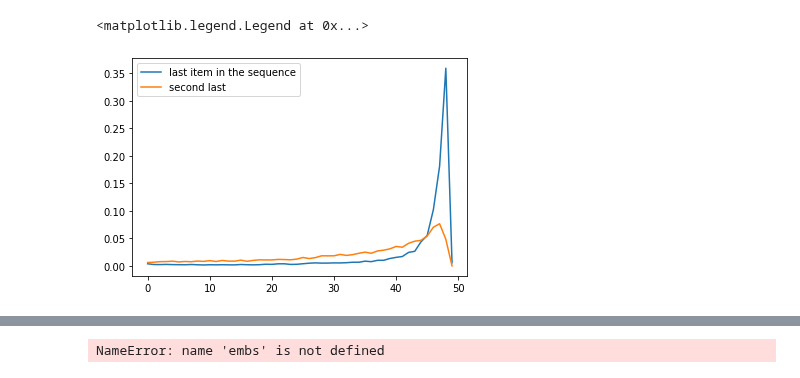
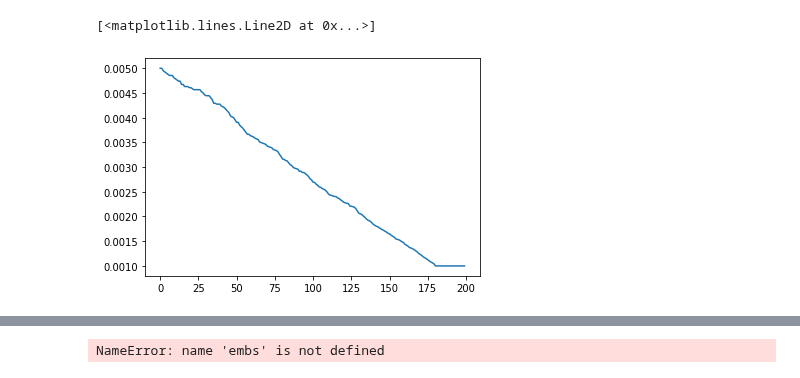
Before and after one commit to asash/gptrec_rl, a Jupyter notebook: evaluation/Sasrec-Rss-Attention-Analysis.ipynb, the cells around one changed output, grey strips where cells are left out. Drawn from its saved outputs; the diff is of its cells as text; code cells hidden in the pictures.

```diff
--- a/evaluation/Sasrec-Rss-Attention-Analysis.ipynb
+++ b/evaluation/Sasrec-Rss-Attention-Analysis.ipynb
@@ -45,20 +43,16 @@ plt.imshow(mean_attentions/weights, vmax=0.01)
-# %%
-res = []
-n = 49
-a = 0.5
-for i in range(n):
-    res.append(a ** (n - i))
-res = np.array(res) /np.sum(res)
-# %%
-plt.plot(mean_attentions[49], label='last item in the sequence')
-plt.plot(mean_attentions[48], label='second last')
-
-#plt.plot(mean_attentions[24][:25], label='25th item in the sequence')
-#plt.plot(res, label = 'position_importance')
-plt.legend()
-# %% [output]
-<matplotlib.legend.Legend at 0x...>
-[figure, removed]
+# %%
+x = 1 - (maps[0][0] == 0.).astype('int')
+for i in range(1, 1000):
+    x += 1 - (maps[i][0] == 0.).astype('int')
+x = np.expand_dims(x, 0)
+# %%
+a1 = (mean_attentions/x)[-1]
+a2 = (mean_attentions)[-1]
+# %%
+plt.plot(a1/a2)
+# %% [output]
+[<matplotlib.lines.Line2D at 0x...>]
+[figure, added]
 # %%
 rss_weights = np.array([0.00050863, 0.00061887, 0.00092197, 0.0014479 , 0.00090583,
        0.00090679, 0.00081685, 0.00119046, 0.00088777, 0.00057822,
```
Also changed, not shown: parts of 5 cells of this notebook, 10 other files.
